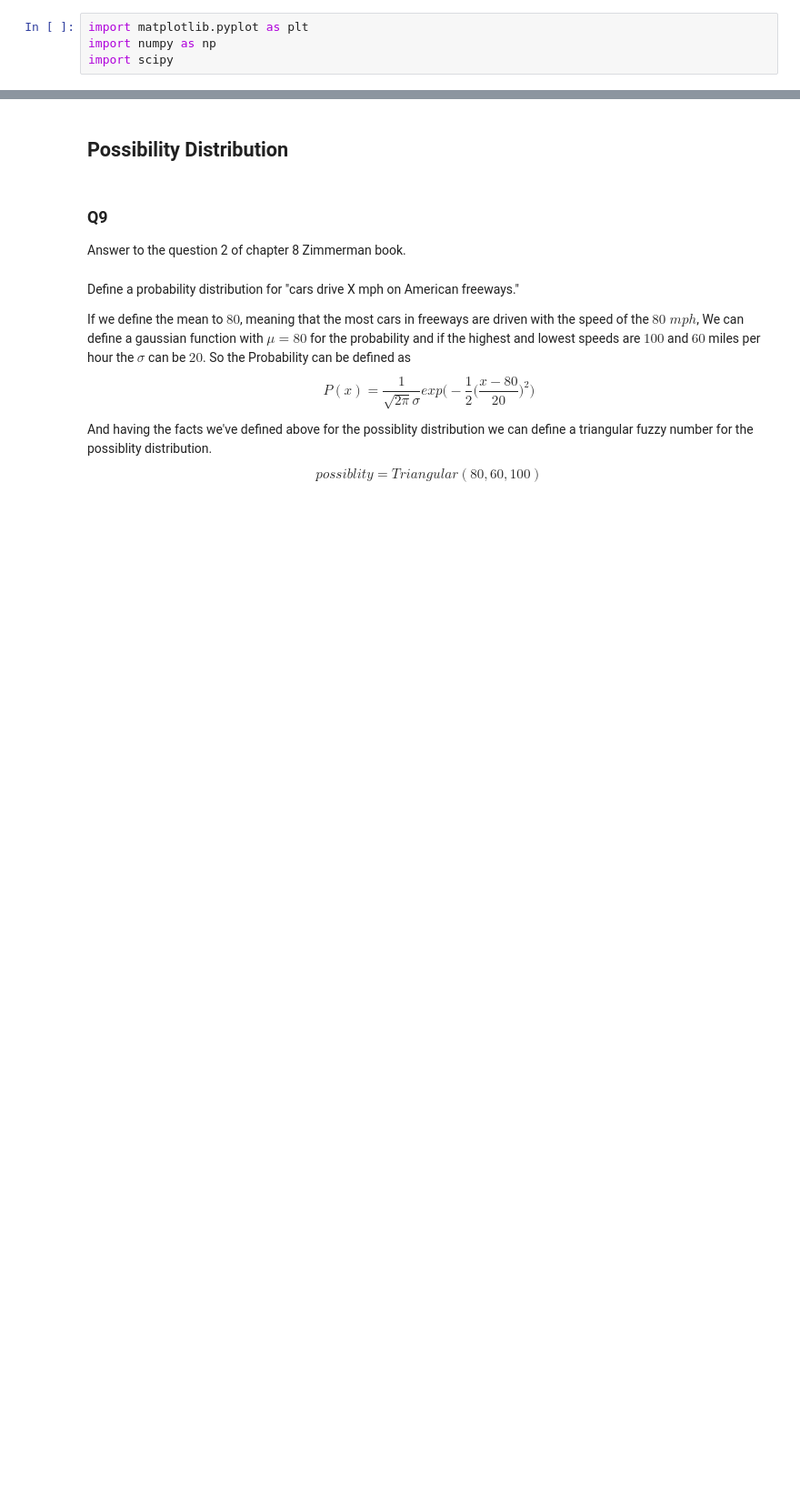
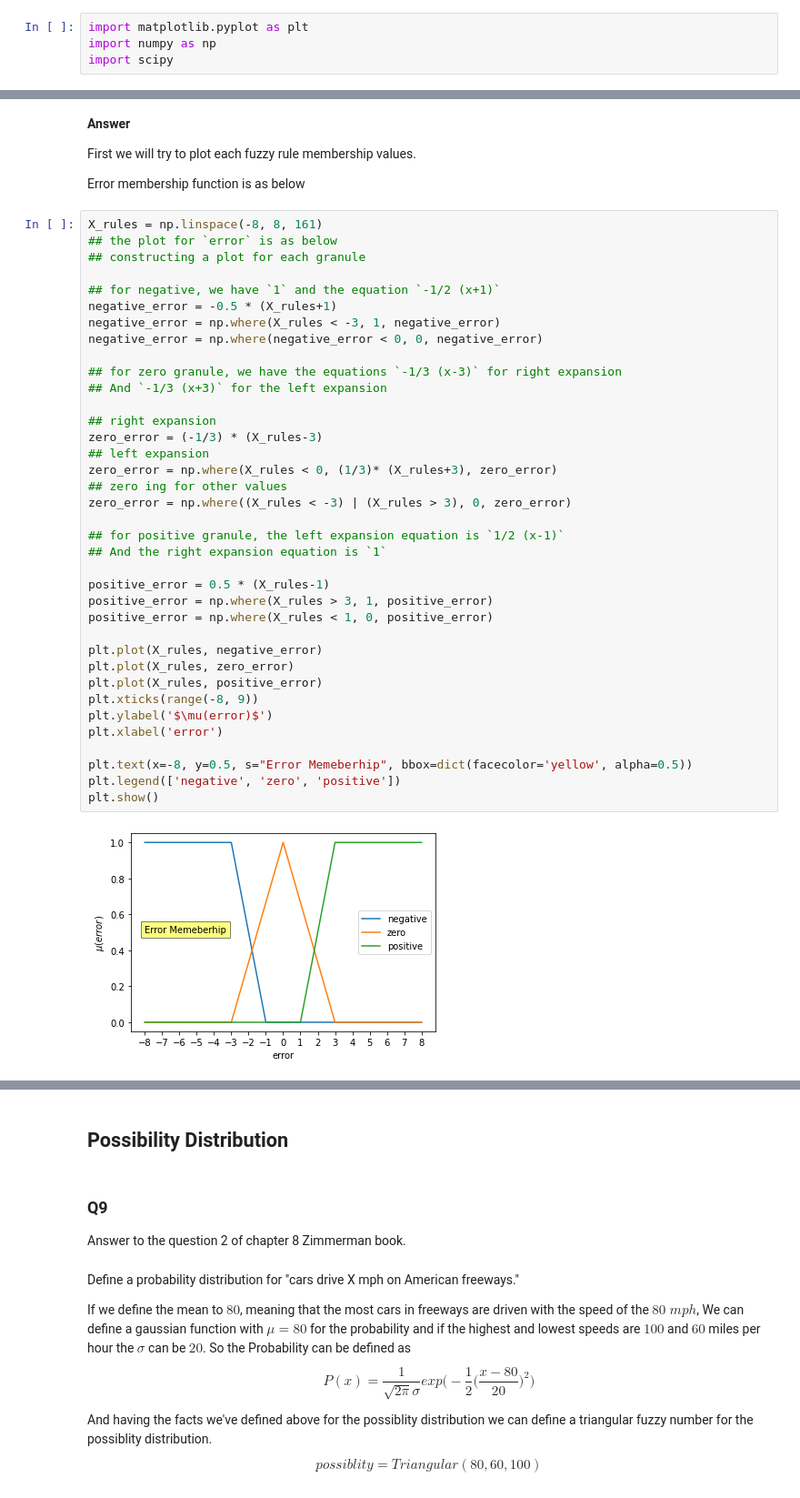
Before and after one commit to amindadgar/Fuzzy-Systems, a Jupyter notebook: HW3/Answers/main.ipynb, the cells around one changed output, grey strips where cells are left out. Shown at 91% size. Drawn from its saved outputs; the diff is of its cells as text; blank space fills up the shorter version.

Commit message:
Question 5 Answer added!

```diff
--- a/HW3/Answers/main.ipynb
+++ b/HW3/Answers/main.ipynb
@@ -115,0 +119,45 @@ Answer to the question 3 of chapter 11, using the Zimmerman book.
+# %% [markdown]
+**Answer**
+
+First we will try to plot each fuzzy rule membership values.
+
+Error membership function is as below
+# %%
+X_rules = np.linspace(-8, 8, 161)
+## the plot for `error` is as below
+## constructing a plot for each granule
+
+## for negative, we have `1` and the equation `-1/2 (x+1)`
+negative_error = -0.5 * (X_rules+1)
+negative_error = np.where(X_rules < -3, 1, negative_error)
+negative_error = np.where(negative_error < 0, 0, negative_error)
+
+## for zero granule, we have the equations `-1/3 (x-3)` for right expansion
+## And `-1/3 (x+3)` for the left expansion
+
+## right expansion
+zero_error = (-1/3) * (X_rules-3)
+## left expansion
+zero_error = np.where(X_rules < 0, (1/3)* (X_rules+3), zero_error)
+## zero ing for other values
+zero_error = np.where((X_rules < -3) | (X_rules > 3), 0, zero_error)
+
+## for positive granule, the left expansion equation is `1/2 (x-1)`
+## And the right expansion equation is `1`
+
+positive_error = 0.5 * (X_rules-1)
+positive_error = np.where(X_rules > 3, 1, positive_error)
+positive_error = np.where(X_rules < 1, 0, positive_error)
+
+plt.plot(X_rules, negative_error)
+plt.plot(X_rules, zero_error)
+plt.plot(X_rules, positive_error)
+plt.xticks(range(-8, 9))
+plt.ylabel('$\mu(error)$')
+plt.xlabel('error')
+
+plt.text(x=-8, y=0.5, s="Error Memeberhip", bbox=dict(facecolor='yellow', alpha=0.5))
+plt.legend(['negative', 'zero', 'positive'])
+plt.show()
+# %% [output]
+[figure, added]
```
Also changed, not shown: parts of 60 cells of this notebook.
